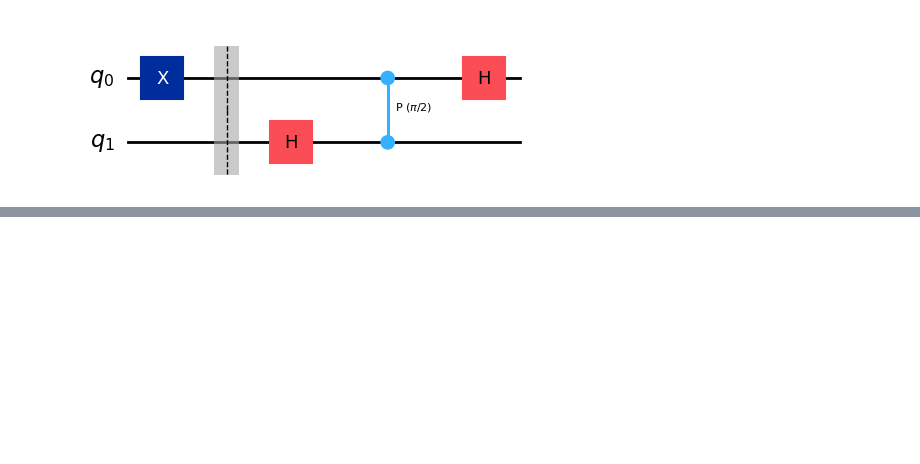
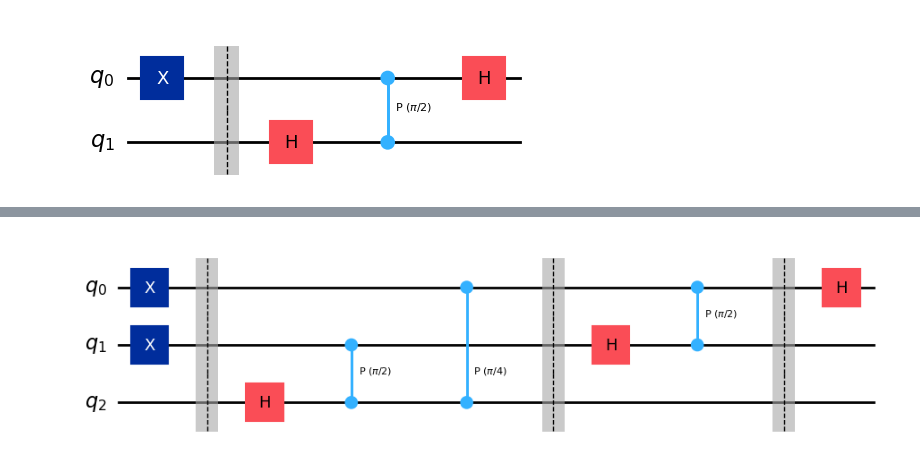
Before and after one commit to Quantum-Linear-Algebra/Intro-to-Quantum-Linear-Algebra, a Jupyter notebook: 4-Quantum_Fourier_Transform.ipynb, the cells around one changed output, grey strips where cells are left out. Cells and saved outputs as stored; diff of their text form; code cells hidden in the pictures; blank space fills up the shorter version.

```diff
--- a/4-Quantum_Fourier_Transform.ipynb
+++ b/4-Quantum_Fourier_Transform.ipynb
@@ -257,0 +303,22 @@ qft_example.draw('mpl')
+# %%
+num=3
+# %%
+qft_example = QuantumCircuit(3)
+if num%2==1: # checks to see if the number is odd
+    qft_example.x(0)
+if int(num/2%2)==1: # checks to see if there's a one in the second binary digit
+    qft_example.x(1)
+if int(num/2**2%2)==1: # checks to see if there's a one in the third binary digit
+    qft_example.x(2)
+qft_example.barrier()
+qft_example.h(2)
+qft_example.cp(pi/2, 1, 2)
+qft_example.cp(pi/4, 0, 2)
+qft_example.barrier()
+qft_example.h(1)
+qft_example.cp(pi/2, 0, 1)
+qft_example.barrier()
+qft_example.h(0)
+qft_example.draw('mpl')
+# %% [output]
+[figure, added]
```
Also changed, not shown: parts of 38 cells of this notebook.
